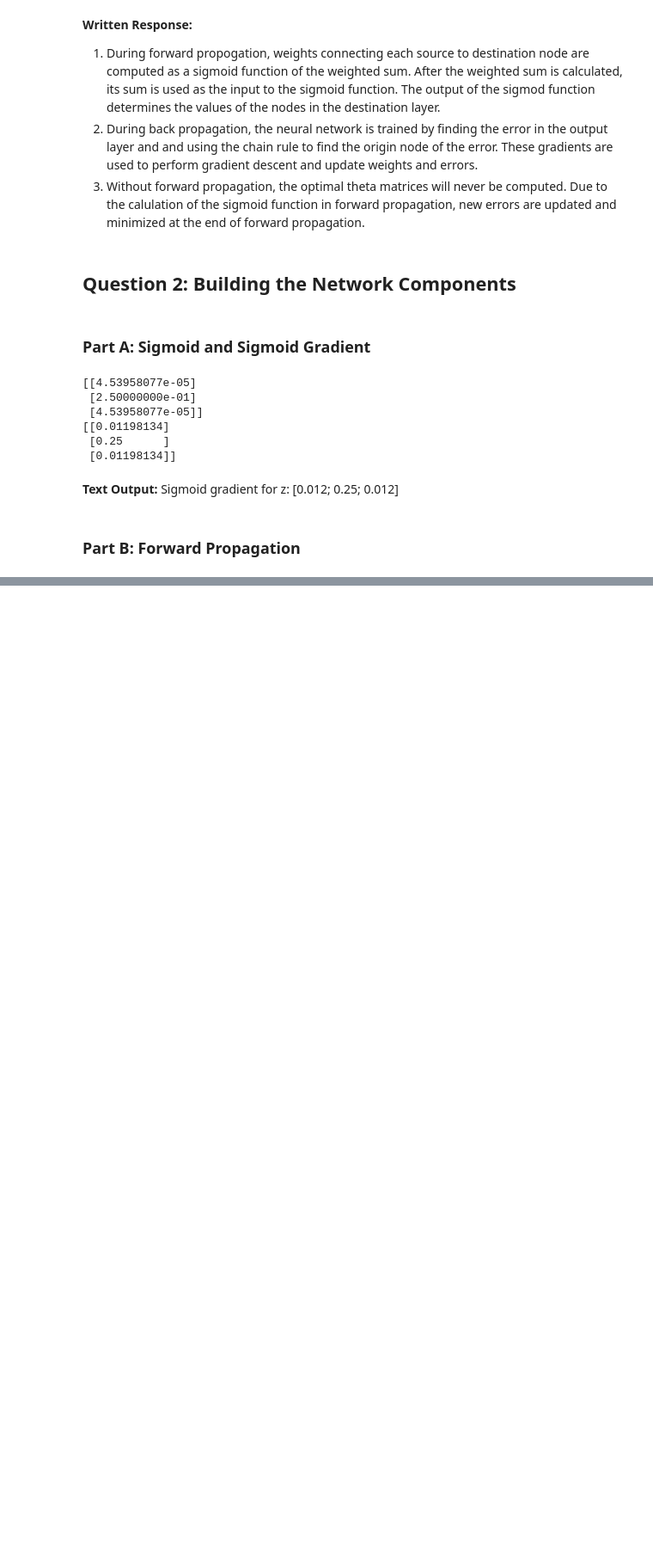
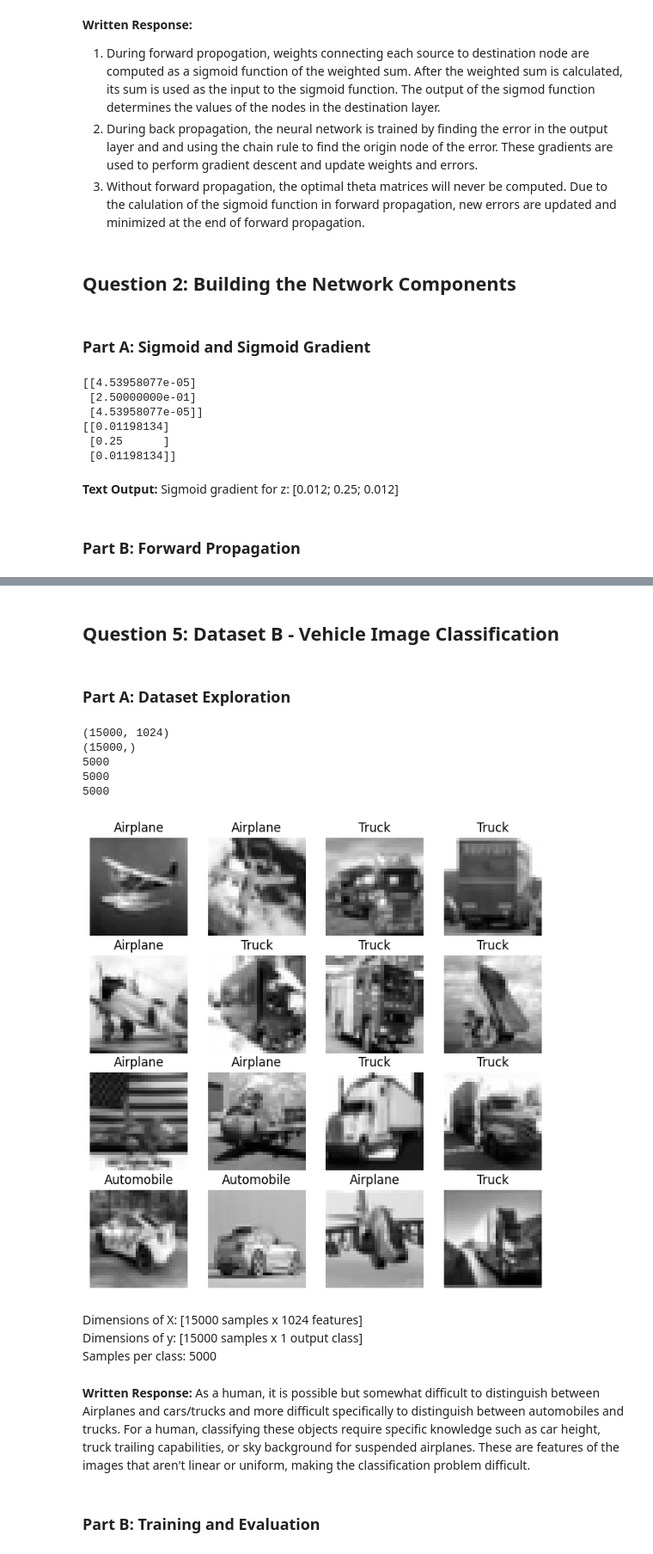
Before and after one commit to nstarace/Machine-Learning, a Jupyter notebook: Homework 6/ps6_python_Starace_Nicholas/ps6_python_Starace_Nicholas.ipynb, the cells around one changed output, grey strips where cells are left out. Shown at 86% size. Saved outputs shown, nothing was run; the diff lists cells and outputs as text; code cells hidden in the pictures; blank space fills up the shorter version.

```diff
--- a/Homework 6/ps6_python_Starace_Nicholas/ps6_python_Starace_Nicholas.ipynb
+++ b/Homework 6/ps6_python_Starace_Nicholas/ps6_python_Starace_Nicholas.ipynb
@@ -95,0 +472,63 @@ print(h_x)
+# %% [markdown]
+## Question 5: Dataset B - Vehicle Image Classification
+# %% [markdown]
+### Part A: Dataset Exploration
+# %%
+# Network Architecture
+H = 30 + (D % 20)
+input_layer_size = 1024
+hidden_layer_size = H
+num_labels = 3
+
+# Load Dataset
+data = scipy.io.loadmat('input/ps6_vehicles.mat')
+X = np.array(data['X'])
+y = np.array(data['y_labels'])
+y = y.ravel()
+print(X.shape)
+print(y.shape)
+
+numy1 = (y == 1).sum()
+numy2 = (y == 2).sum()
+numy3 = (y == 3).sum()
+print(numy1)
+print(numy2)
+print(numy3)
+
+# Decode Class Names
+labels = np.array(["Airplane", "Automobile", "Truck"])
+
+# Randomly Select 16 Images
+np.random.seed(D)
+start = 0
+mid = 16
+end = X.shape[0]
+randArr = np.random.permutation(X.shape[0])
+X_show = X[randArr[start:mid], :]
+y_show = y[randArr[start:mid]]
+
+# Iterate to display images
+plt.figure(figsize=(8, 8))
+for i in range(16):
+    img = X_show[i, :].reshape(32, 32, order='F')
+    classlabel = labels[y_show[i] - 1]  # -1 since indexed from 0
+
+    plt.subplot(4, 4, i + 1)
+    plt.imshow(img, cmap='gray')
+    plt.title(f"{classlabel}")
+    plt.axis("off")
+# %% [output]
+(15000, 1024)
+(15000,)
+5000
+5000
+5000
+[figure, added]
+# %% [markdown]
+Dimensions of X: [15000 samples x 1024 features]
+Dimensions of y: [15000 samples x 1 output class]
+Samples per class: 5000
+# %% [markdown]
+**Written Response:** As a human, it is possible but somewhat difficult to distinguish between Airplanes and cars/trucks and more difficult specifically to distinguish between automobiles and trucks. For a human, classifying these objects require specific knowledge such as car height, truck trailing capabilities, or sky background for suspended airplanes. These are features of the images that aren't linear or uniform, making the classification problem difficult.
+# %% [markdown]
+### Part B: Training and Evaluation
```
Also changed, not shown: parts of 40 cells of this notebook, 1 other file.
